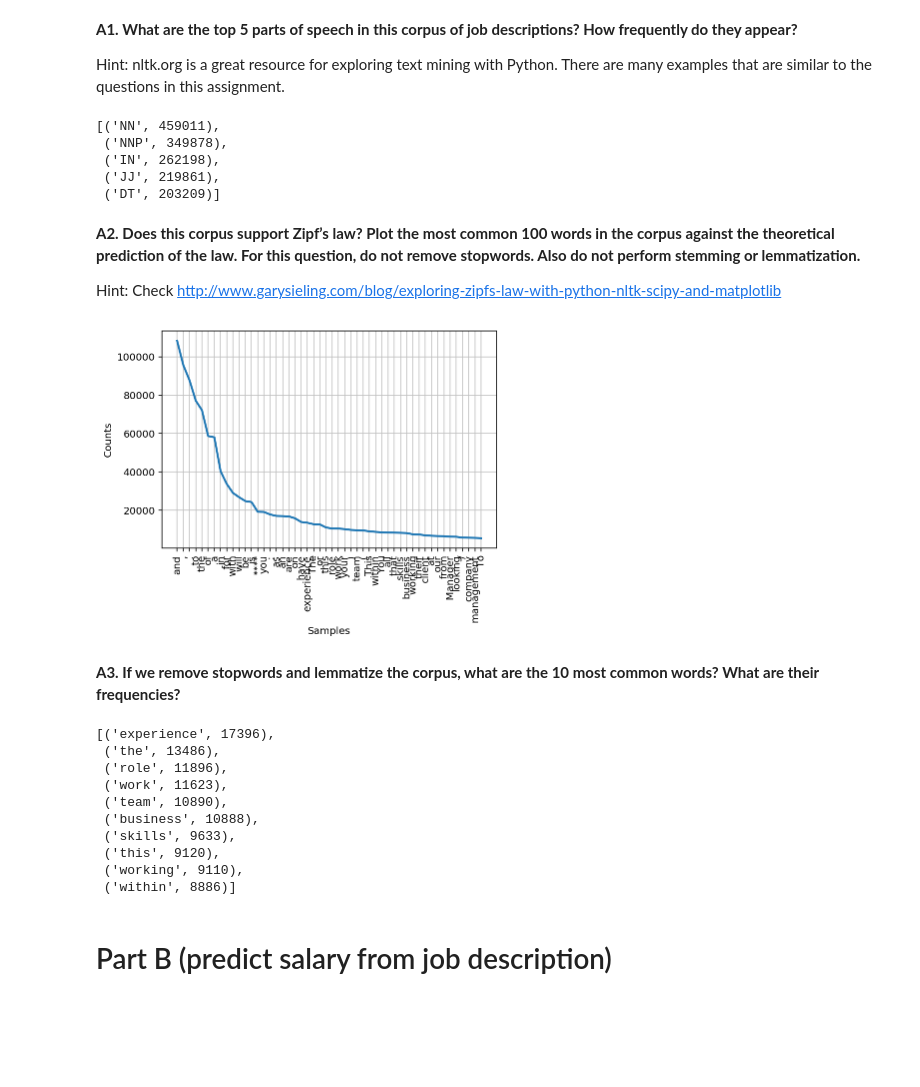
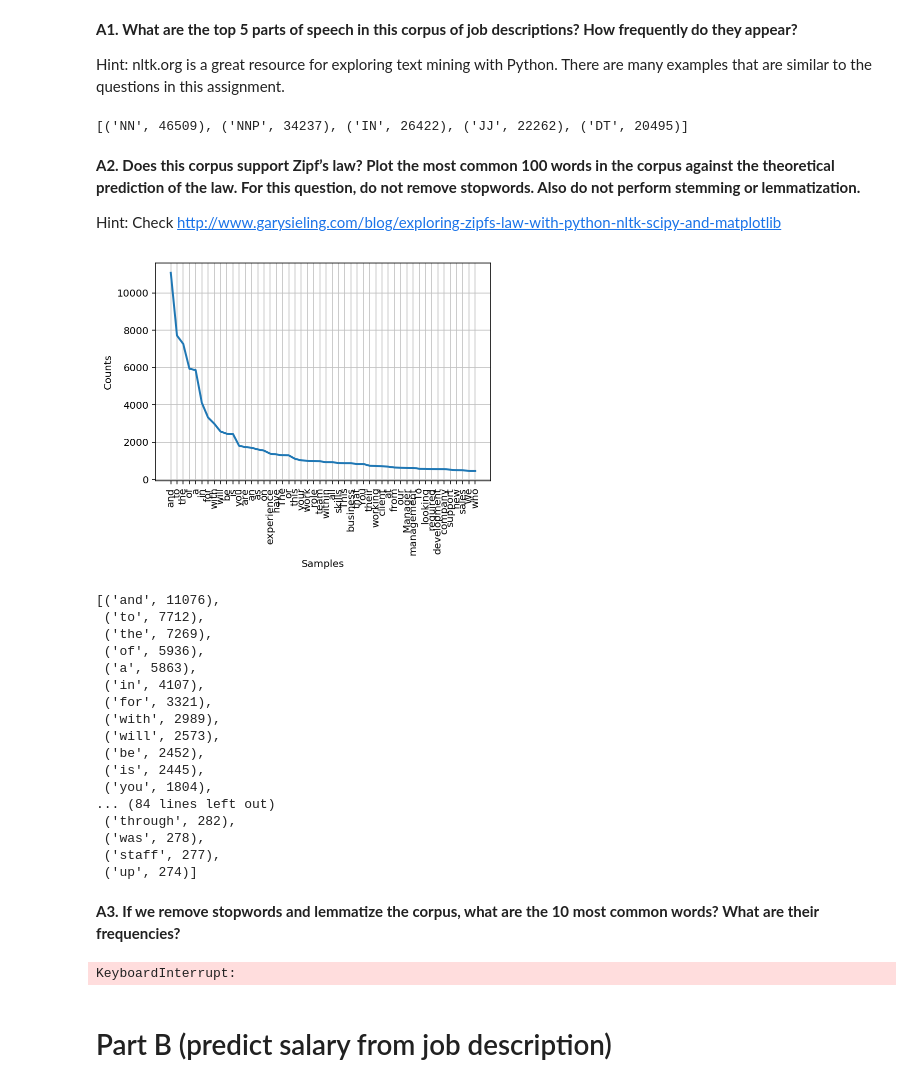
Before and after one commit to reeddolphin/MIS-284N-Text-Analytics, a Jupyter notebook: Diehl Assignment_1.ipynb, the cells around one changed output. Drawn from its saved outputs; the diff is of its cells as text; code cells hidden in the pictures; blank space fills up the shorter version.

```diff
--- a/Diehl Assignment_1.ipynb
+++ b/Diehl Assignment_1.ipynb
@@ -21,7 +21,7 @@ Populating the interactive namespace from numpy and matplotlib
 **Deliverables
 The deliverable for this assignment is a file with the python scripts, outputs (including plots & tables where applicable) and your answers to the various questions. Do not forget to write the names of all group members. **
 # %%
-df_data = pd.read_csv('Train_rev1.csv')
+df_data = pd.read_csv('/Users/daniellediehl/Documents/MSBA/Fall_Classes/Text_Analysis/Assignment_1/Train_rev1.csv')
 # %%
 df_data[:3]
 # %% [output]
@@ -35,7 +35,7 @@ import sys
 reload(sys)
 sys.setdefaultencoding('utf8')
 # %%
-job_desc = df_data.FullDescription.sample(10000, random_state=100).values
+job_desc = df_data.sample(1000, random_state=100)
 job_desc_list=job_desc.tolist()
 job_desc_list[0] #the first job description (complete)
 
@@ -104,44 +104,57 @@ counts.most_common()[:5]
 
 #3 min to run
 # %% [output]
-[('NN', 459011),
- ('NNP', 349878),
- ('IN', 262198),
- ('JJ', 219861),
- ('DT', 203209)]
+[('NN', 46509), ('NNP', 34237), ('IN', 26422), ('JJ', 22262), ('DT', 20495)]
 # %% [markdown]
 **A2. Does this corpus support Zipf’s law? Plot the most common 100 words in the corpus against the theoretical prediction of the law. For this question, do not remove stopwords. Also do not perform stemming or lemmatization.**
 
 Hint: Check http://www.garysieling.com/blog/exploring-zipfs-law-with-python-nltk-scipy-and-matplotlib
-# %%
-freqdist = FreqDist(job_words)
-top_100=freqdist.most_common(100)
-
-freqdist.plot(50, cumulative=False)
-
-print top_100
-# %% [output]
-[figure, removed]
+# %%
+job_words_no_punc = [w for w in job_words if w.isalpha()]
+freqdist = FreqDist(job_words_no_punc)
+top_100=freqdist.most_common(100)
+
+print "Our graph supports Zipf's law because we have only a few words that have very high frequencies, a medium \
+        number of words with medium frequencies, and many words with low frequencies."
+freqdist.plot(50, cumulative=False) #change this to 100 and make it look pretty
+
+top_100
+
+#A few words occur very frequently
+#A medium number of word have, well, medium frequency!
+#Many words occur very infrequently
+# %% [output]
+[figure, added]
+[('and', 11076),
+ ('to', 7712),
+ ('the', 7269),
+ ('of', 5936),
+ ('a', 5863),
+ ('in', 4107),
+ ('for', 3321),
+ ('with', 2989),
+ ('will', 2573),
+ ('be', 2452),
+ ('is', 2445),
+ ('you', 1804),
+... (84 lines left out)
+ ('through', 282),
+ ('was', 278),
+ ('staff', 277),
+ ('up', 274)]
 # %% [markdown]
 **A3. If we remove stopwords and lemmatize the corpus, what are the 10 most common words? What are their frequencies?**
 # %%
 filtered_words = [word for word in job_words if word not in stopwords.words('english')]  ##I think filtered words wasn't working before because we hadn't tokenized
 filtered_words = [w.lower() for w in filtered_words if w.isalpha()]
 #filtered_words
+porter=nltk.PorterStemmer()
+[porter.stem(t) for t in tokens] #tokens=word tokenization
 filtered_freq = FreqDist(filtered_words)
 filtered_freq.most_common(10)
 ##'The' will be removed once we get our 'words' list into lowercase
 # %% [output]
-[('experience', 17396),
- ('the', 13486),
- ('role', 11896),
- ('work', 11623),
- ('team', 10890),
- ('business', 10888),
- ('skills', 9633),
- ('this', 9120),
- ('working', 9110),
- ('within', 8886)]
+KeyboardInterrupt:
 # %% [markdown]
 # Part B (predict salary from job description)
 # %% [markdown]
```
Also changed, not shown: parts of 1 cell of this notebook.
